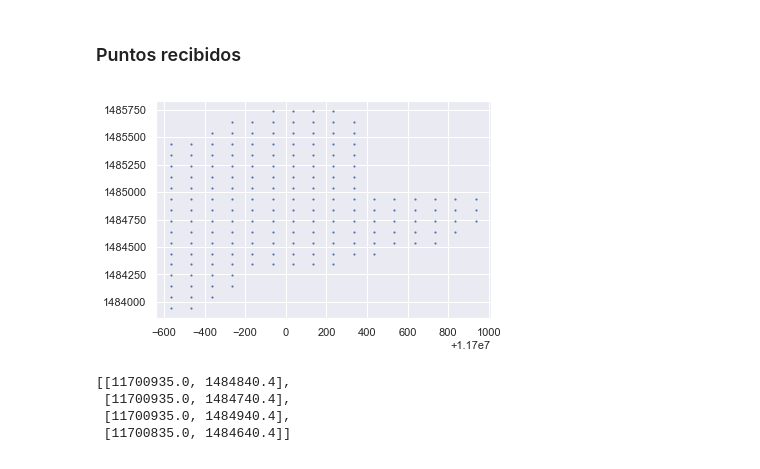
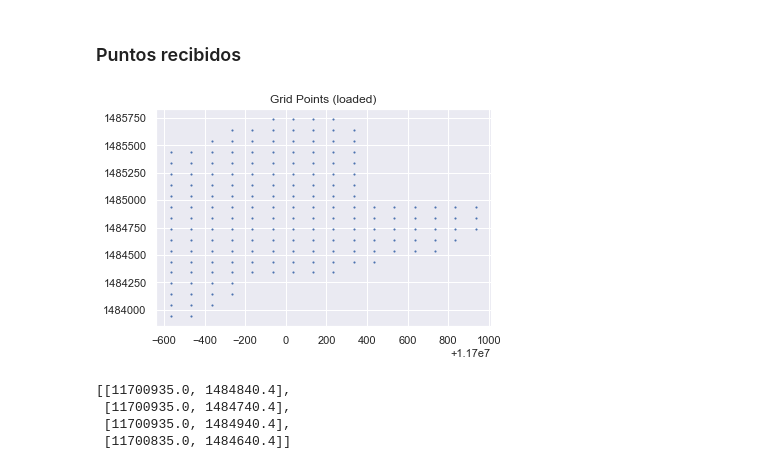
Before and after one commit to only4cc/sel_points, a Jupyter notebook: proto.ipynb, the cells around one changed output. Saved outputs shown, nothing was run; the diff lists cells and outputs as text; code cells hidden in the pictures.

```diff
--- a/proto.ipynb
+++ b/proto.ipynb
@@ -94,9 +94,10 @@ Max. coord.: 11700935.0 1485740.4  | Integer: 11700935 1485740
 # %% [markdown]
 ### Puntos recibidos
 # %%
+plt.title('Grid Points (loaded)')
 plt.scatter(X,Y, marker='.', s = 5);
 # %% [output]
-[figure, old version]
+[figure, new version]
 # %%
 # universe_points se obtiene del archivo csv
 universe_points = []
```
Also changed, not shown: parts of 8 cells of this notebook.
